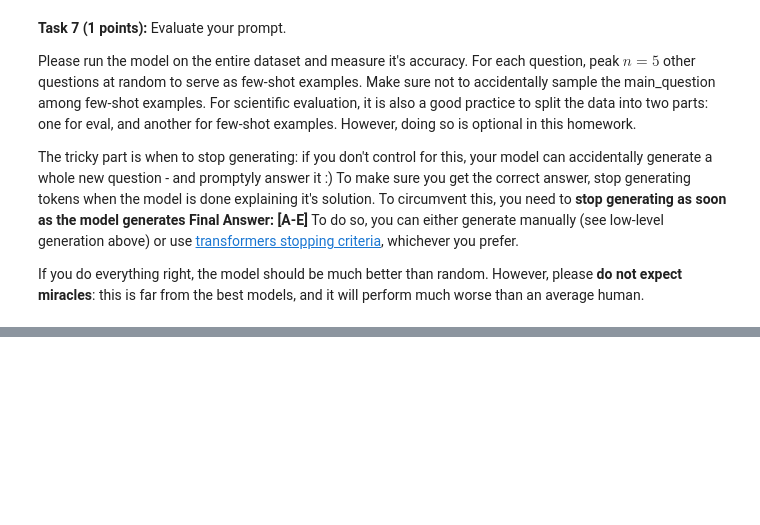
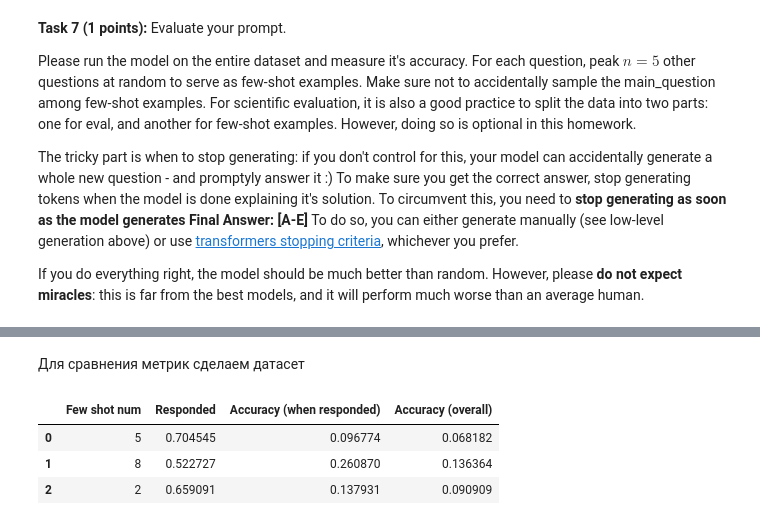
Before and after one commit to romjiik/NLP_HSE, a Jupyter notebook: Berdyshev_HW3.ipynb, the cells around one changed output, grey strips where cells are left out. Saved outputs shown, nothing was run; the diff lists cells and outputs as text; code cells hidden in the pictures; blank space fills up the shorter version.

```diff
--- a/Berdyshev_HW3.ipynb
+++ b/Berdyshev_HW3.ipynb
@@ -255,8 +335,9 @@ device = torch.device('cuda' if torch.cuda.is_available() else 'cpu')
 # %%
-model_name = 'TheBloke/Llama-2-13B-GPTQ'
+# model_name = 'TheBloke/Llama-2-7B-Chat-GPTQ'
+model_name = "tiiuae/falcon-7b"
 
 # loading Llama tokenizer ...
-tokenizer = transformers.LlamaTokenizer.from_pretrained(model_name, device_map=device)
+tokenizer = transformers.AutoTokenizer.from_pretrained(model_name, device_map=device)
 tokenizer.pad_token_id = tokenizer.eos_token_id
 
 # ... and the model itself
@@ -625,0 +1110,23 @@ You are allowed (but not required) to prompt the model into generating a report
+# %%
+# Теперь уменьшим число примеров
+n3 = 2
+
+NUM_SAMPLES_a2 = 0
+NUM_RESPONDED_a2 = 0
+NUM_CORRECT_a2 = 0
+
+for question in tqdm(questions):
+    NUM_SAMPLES_a2 += 1
+    few_shot = [few_shot_examples[num] for num in np.random.randint(0, len(few_shot_examples), size=n3)]
+    prompt = make_prompt(main_question=question, fewshot_examples=few_shot)
+    batch = tokenizer(prompt, return_tensors='pt', return_token_type_ids=False).to(device)
+    torch.manual_seed(1337)
+    output_tokens = model.generate(**batch, max_new_tokens=256, do_sample=True, top_p=0.9, stopping_criteria=stopping_criteria)
+    output = tokenizer.decode(output_tokens[0][batch['input_ids'].shape[1]:].cpu())
+    print("[Prompt:]\n" + prompt)
+    print("=" * 80)
+    print("[Generated:]", output)
+    if output[-17:-1] == 'Correct Answer: ':
+        NUM_RESPONDED_a2 += 1
+    if output[-1] == question['correct']:
+        NUM_CORRECT_a2 += 1
@@ -625,0 +1362,24 @@ You are allowed (but not required) to prompt the model into generating a report
+# %% [markdown]
+Для сравнения метрик сделаем датасет
+# %%
+import pandas as pd
+
+df_metrics = pd.DataFrame([{"Few shot num": 5, "Responded": NUM_RESPONDED / NUM_SAMPLES,
+                            "Accuracy (when responded)": NUM_CORRECT / NUM_RESPONDED, "Accuracy (overall)": NUM_CORRECT / NUM_SAMPLES}])
+
+df_metrics = pd.concat([df_metrics, pd.DataFrame([{"Few shot num": 8, "Responded": NUM_RESPONDED_a / NUM_SAMPLES_a,
+                                      "Accuracy (when responded)": NUM_CORRECT_a / NUM_RESPONDED_a,
+                                      "Accuracy (overall)": NUM_CORRECT_a / NUM_SAMPLES_a}])])
+
+df_metrics = pd.concat([df_metrics, pd.DataFrame([{"Few shot num": 2, "Responded": NUM_RESPONDED_a2 / NUM_SAMPLES_a2,
+                                      "Accuracy (when responded)": NUM_CORRECT_a2 / NUM_RESPONDED_a2,
+                                      "Accuracy (overall)": NUM_CORRECT_a2 / NUM_SAMPLES_a2}])])
+
+df_metrics = df_metrics.reset_index(drop=True)
+# %%
+df_metrics
+# %% [output]
+|  | Few shot num | Responded | Accuracy (when responded) | Accuracy (overall) |
+| 0 | 5 | 0.704545 | 0.096774 | 0.068182 |
+| 1 | 8 | 0.522727 | 0.260870 | 0.136364 |
+| 2 | 2 | 0.659091 | 0.137931 | 0.090909 |
```
Also changed, not shown: parts of 41 cells of this notebook.
